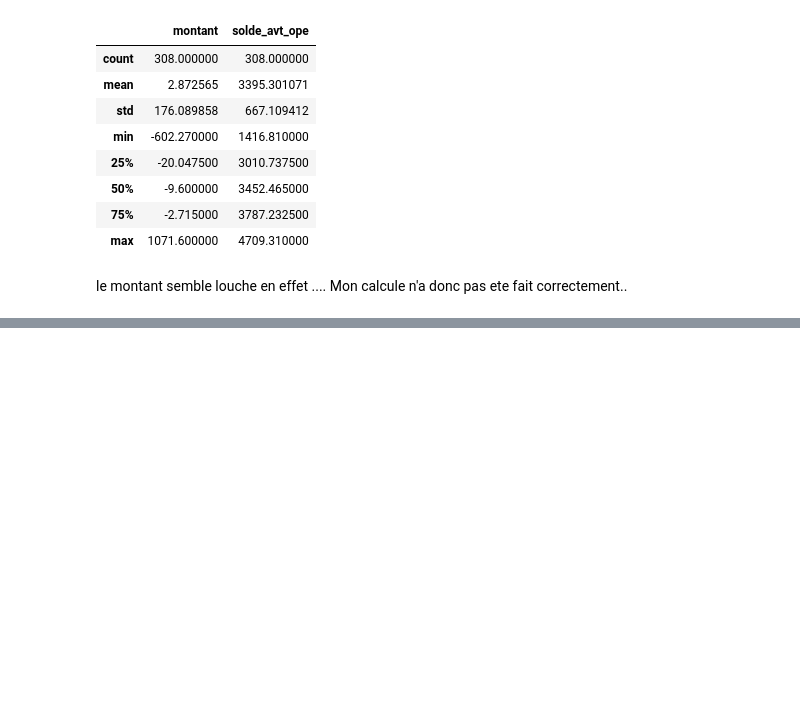
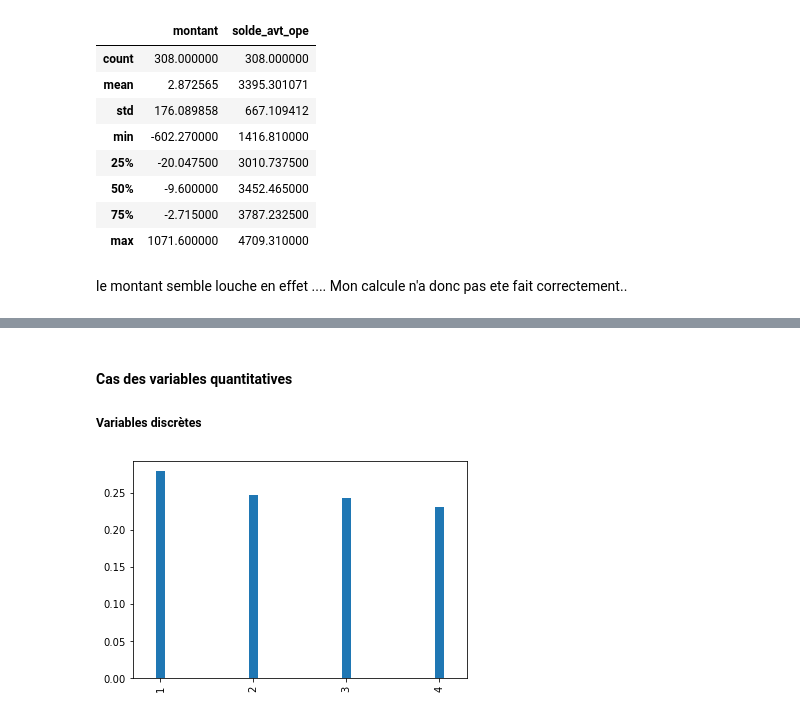
Before and after one commit to L2on1/OC_data_science, a Jupyter notebook: OC_nettoyer_donnee/OC_nettoyer_donnee.ipynb, the cells around one changed output, grey strips where cells are left out. Saved outputs shown, nothing was run; the diff lists cells and outputs as text; code cells hidden in the pictures; blank space fills up the shorter version.

```diff
--- a/OC_nettoyer_donnee/OC_nettoyer_donnee.ipynb
+++ b/OC_nettoyer_donnee/OC_nettoyer_donnee.ipynb
@@ -317,0 +347,12 @@ Mon calcule n'a donc pas ete fait correctement..
+# %% [markdown]
+#### Cas des variables quantitatives
+##### Variables discrètes
+# %%
+df_operation["quart_mois"] = [
+    int((jour - 1) * 4 / 31) + 1 for jour in df_operation["date_operation"].dt.day
+]
+# Diagramme en bâtons
+df_operation["quart_mois"].value_counts(normalize=True).plot(kind="bar", width=0.1)
+plt.show()
+# %% [output]
+[figure, added]
```
Also changed, not shown: parts of 60 cells of this notebook, 1 other file.
